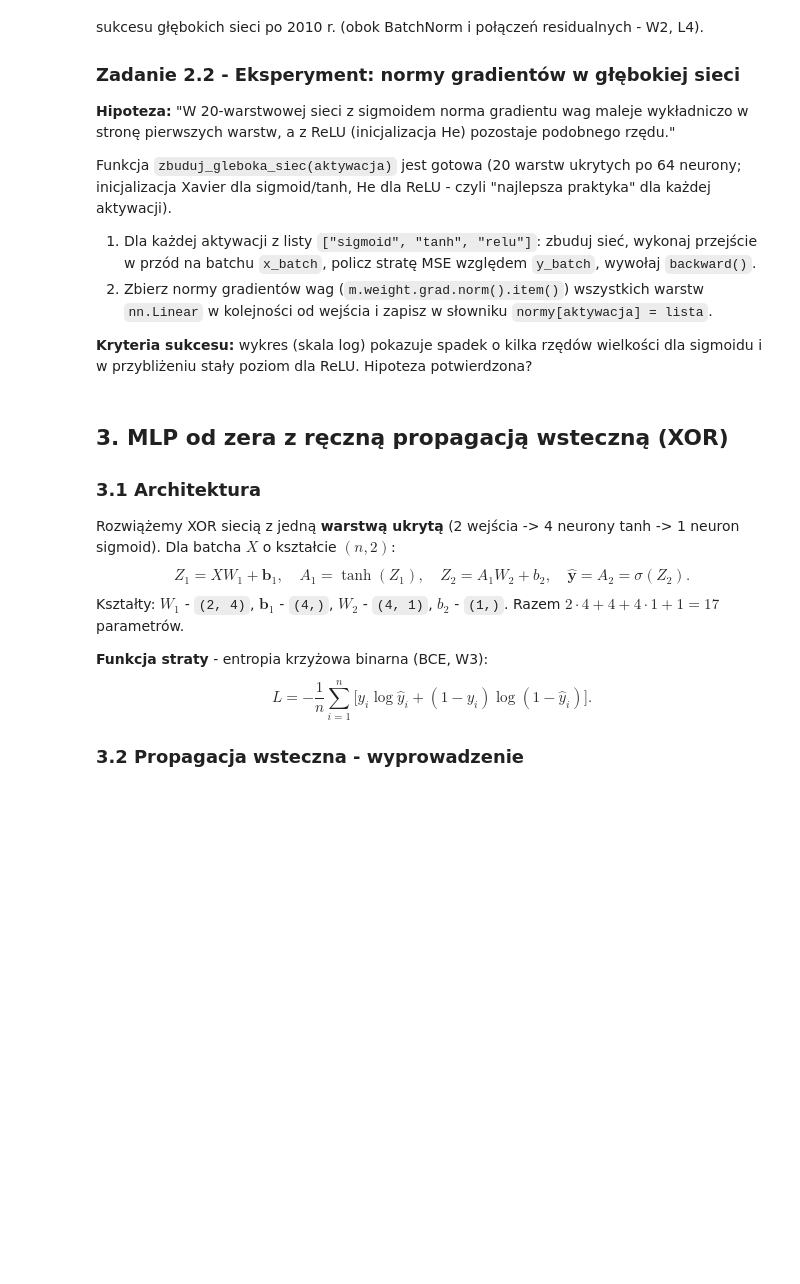
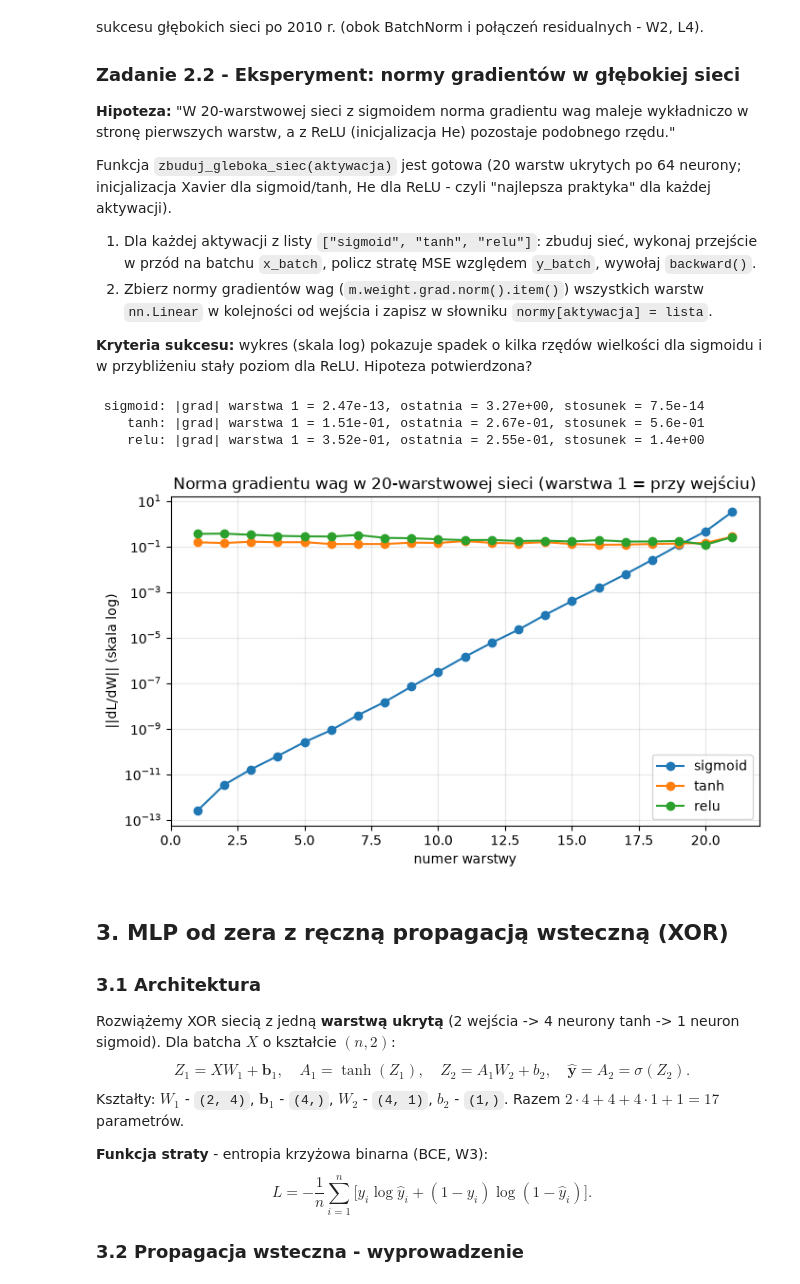
Before and after one commit to MateuszKrolik/UGIJZ, a Jupyter notebook: Lab02_Perceptron_MLP.ipynb, the cells around one changed output. Cells and saved outputs as stored; diff of their text form; code cells hidden in the pictures; blank space fills up the shorter version.

Commit message:
Lab2 - rozwiazania, TODO: pytania kontrolne

```diff
--- a/Lab02_Perceptron_MLP.ipynb
+++ b/Lab02_Perceptron_MLP.ipynb
@@ -334,33 +383,42 @@ Funkcja `zbuduj_gleboka_siec(aktywacja)` jest gotowa (20 warstw ukrytych po 64 n
 # %%
 def zbuduj_gleboka_siec(aktywacja, L=20, szer=64, seed=0):
     torch.manual_seed(seed)
     akt = {"sigmoid": nn.Sigmoid, "tanh": nn.Tanh, "relu": nn.ReLU}[aktywacja]
     warstwy = []
     for _ in range(L):
         lin = nn.Linear(szer, szer)
         if aktywacja == "relu":
-            nn.init.kaiming_normal_(lin.weight, nonlinearity="relu")   # inicjalizacja He
+            nn.init.kaiming_normal_(lin.weight, nonlinearity="relu")
         else:
-            nn.init.xavier_normal_(lin.weight)                         # inicjalizacja Xavier/Glorot
+            nn.init.xavier_normal_(lin.weight)
         nn.init.zeros_(lin.bias)
         warstwy += [lin, akt()]
-    warstwy.append(nn.Linear(szer, 1))                                  # wyjście
+    warstwy.append(nn.Linear(szer, 1))
     return nn.Sequential(*warstwy)
 
 torch.manual_seed(SEED)
 x_batch = torch.randn(256, 64)
 y_batch = torch.randn(256, 1)
 
 normy = {}
-# TODO: uzupełnij - pętla po aktywacjach - forward, MSE, backward, normy gradientów wag
+for aktywacja in ["sigmoid", "tanh", "relu"]:
+    model = zbuduj_gleboka_siec(aktywacja)
+    loss = F.mse_loss(model(x_batch), y_batch)
+    loss.backward()
+    normy[aktywacja] = [m.weight.grad.norm().item() for m in model if isinstance(m, nn.Linear)]
 
 if normy:
     plt.figure(figsize=(8, 4.5))
     for akt_nazwa, nr in normy.items():
         plt.semilogy(range(1, len(nr) + 1), nr, "o-", label=akt_nazwa)
         print(f"{akt_nazwa:>8}: |grad| warstwa 1 = {nr[0]:.2e}, ostatnia = {nr[-1]:.2e}, stosunek = {nr[0] / nr[-1]:.1e}")
     plt.title("Norma gradientu wag w 20-warstwowej sieci (warstwa 1 = przy wejściu)")
     plt.xlabel("numer warstwy"); plt.ylabel("||dL/dW|| (skala log)"); plt.legend(); plt.grid(alpha=0.3, which="both"); plt.show()
+# %% [output]
+ sigmoid: |grad| warstwa 1 = 2.47e-13, ostatnia = 3.27e+00, stosunek = 7.5e-14
+    tanh: |grad| warstwa 1 = 1.51e-01, ostatnia = 2.67e-01, stosunek = 5.6e-01
+    relu: |grad| warstwa 1 = 3.52e-01, ostatnia = 2.55e-01, stosunek = 1.4e+00
+[figure, added]
 # %% [markdown]
 ## 3. MLP od zera z ręczną propagacją wsteczną (XOR)
 
```
Also changed, not shown: parts of 27 cells of this notebook.
